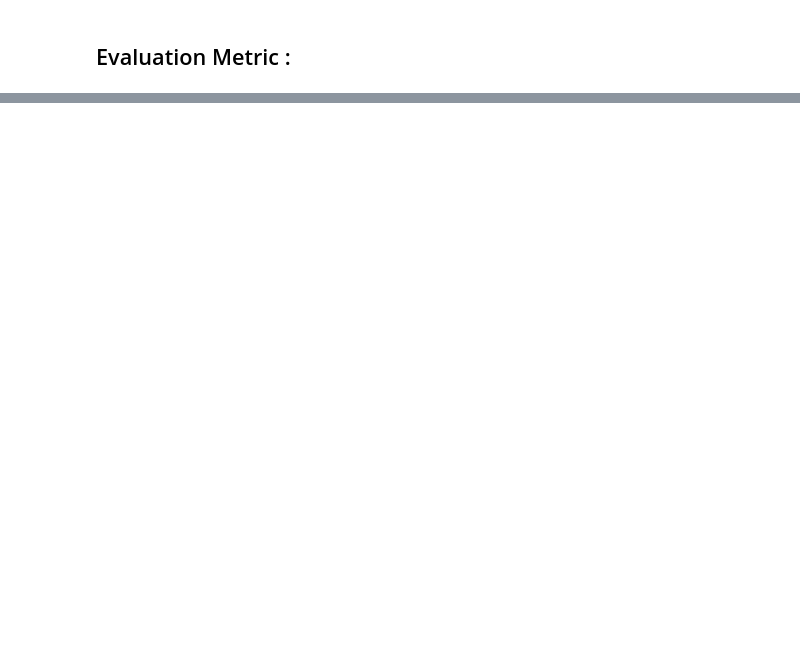
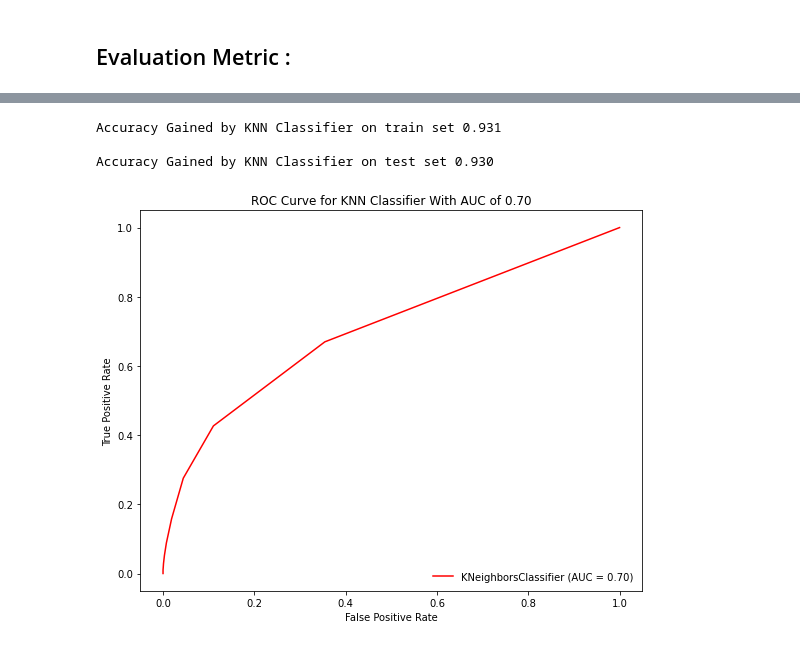
Before and after one commit to ITrustNumbers/A_Classification_Model_To_Predict_Blight_Compliance, a Jupyter notebook: Model Building.ipynb, the cells around one changed output, grey strips where cells are left out. Drawn from its saved outputs; the diff is of its cells as text; code cells hidden in the pictures; blank space fills up the shorter version.

```diff
--- a/Model Building.ipynb
+++ b/Model Building.ipynb
@@ -23,0 +176,10 @@
+# %%
+from sklearn.model_selection import GridSearchCV
+from sklearn.neighbors import KNeighborsClassifier
+knn = KNeighborsClassifier()
+
+#Parameters
+param = {'n_neighbors':(3,5,8,10),'weights':('uniform','distance')}
+
+clf = GridSearchCV(knn, param,scoring='roc_auc',cv=3) #Grid Search with 3 fold Validation
+clf.fit(X_train,y_train)
@@ -23,0 +208,27 @@
+# %%
+# Selecting the Best_Estimator From The Grid Search Result
+
+from sklearn.model_selection import GridSearchCV
+from sklearn.neighbors import KNeighborsClassifier
+
+knn = KNeighborsClassifier(n_neighbors=10,weights='uniform').fit(X_train,y_train)
+
+#Probability of test Set
+y_score = knn.predict_proba(X_test)
+
+#Plotting ROC Curve
+plt.figure(figsize=(9,7))
+ax=plt.gca()
+plot_roc_curve(knn, X_test, y_test,ax=ax,color='r');
+plt.title('ROC Curve for KNN Classifier With AUC of {:.2f}'.format(roc_auc_score(y_test,y_score[:,1])));
+plt.legend(frameon=False,loc=4)
+
+#Getting Accuracy for comparision
+
+print('\nAccuracy Gained by KNN Classifier on train set {:.3f}\n'.format(knn.score(X_train,y_train)))
+print('Accuracy Gained by KNN Classifier on test set {:.3f}\n'.format(knn.score(X_test,y_test)))
+# %% [output]
+Accuracy Gained by KNN Classifier on train set 0.931
+
+Accuracy Gained by KNN Classifier on test set 0.930
+[figure, added]
```
Also changed, not shown: parts of 38 cells of this notebook, 3 other files.
